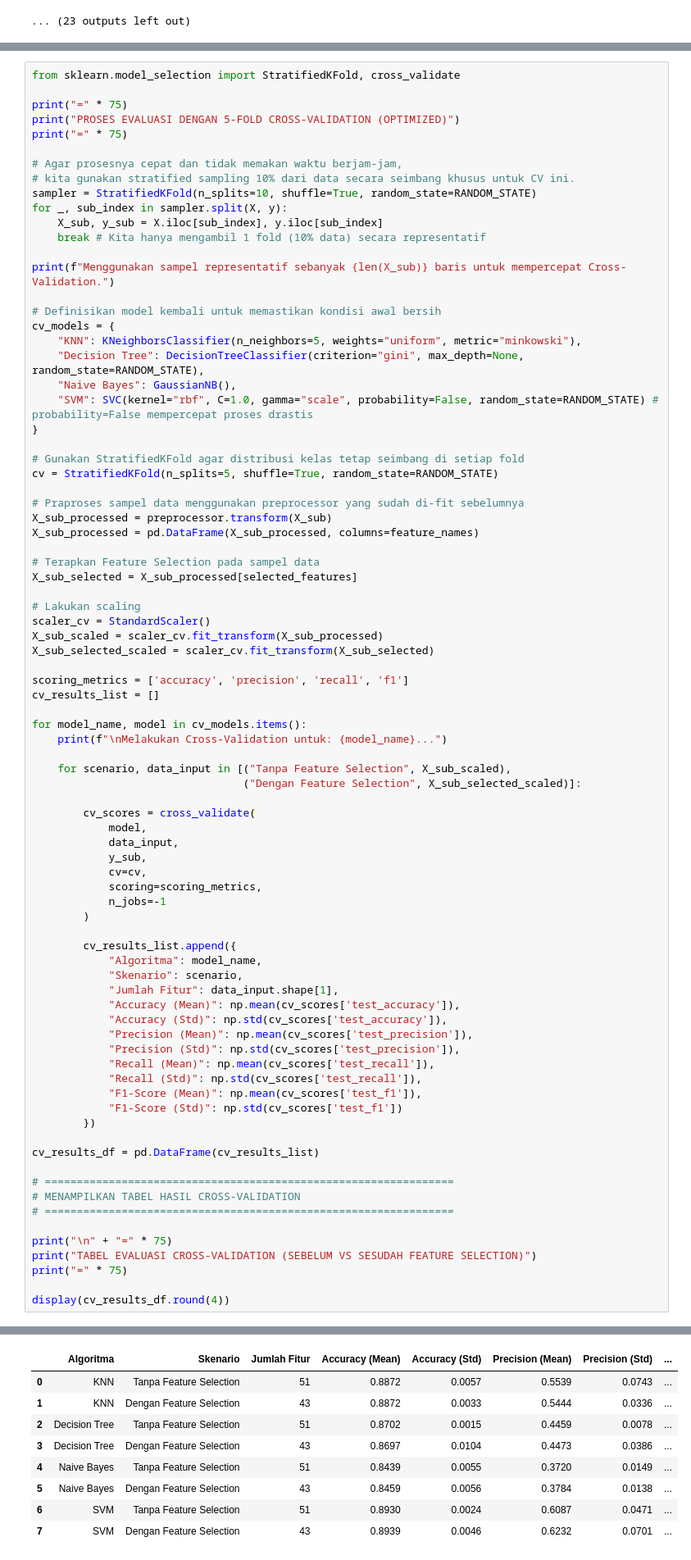
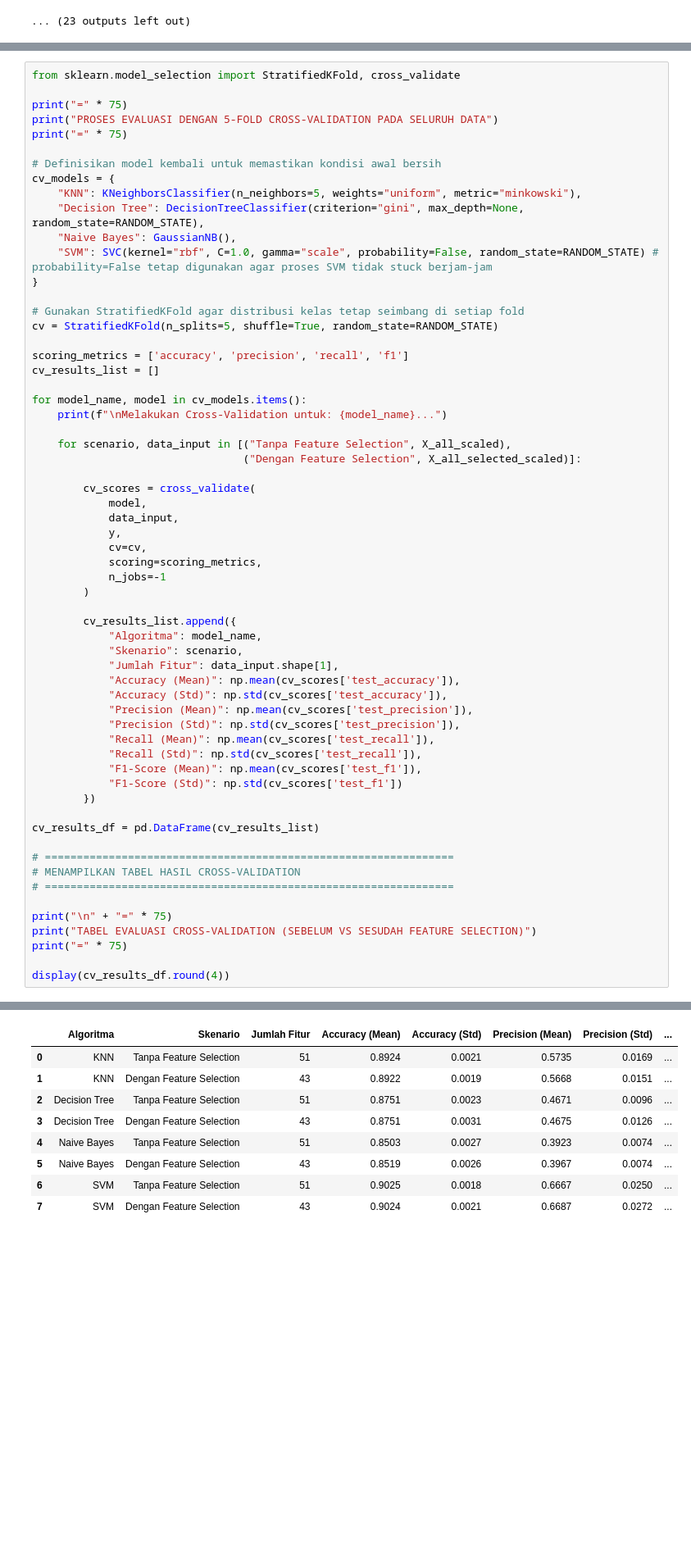
Before and after one commit to ImNotDanish05/2026_Pembelajaran-Mesin_TI-3A, a Jupyter notebook: Week_10/Penilitian_Klasifikasi.ipynb, the cells around one changed output, grey strips where cells are left out. Shown at 82% size. Saved outputs shown, nothing was run; the diff lists cells and outputs as text; blank space fills up the shorter version.

```diff
--- a/Week_10/Penilitian_Klasifikasi.ipynb
+++ b/Week_10/Penilitian_Klasifikasi.ipynb
@@ -1106,40 +1106,19 @@ Untuk memastikan performa model stabil dan tidak bergantung pada satu pembagian
 from sklearn.model_selection import StratifiedKFold, cross_validate
 
 print("=" * 75)
-print("PROSES EVALUASI DENGAN 5-FOLD CROSS-VALIDATION (OPTIMIZED)")
+print("PROSES EVALUASI DENGAN 5-FOLD CROSS-VALIDATION PADA SELURUH DATA")
 print("=" * 75)
-
-# Agar prosesnya cepat dan tidak memakan waktu berjam-jam,
-# kita gunakan stratified sampling 10% dari data secara seimbang khusus untuk CV ini.
-sampler = StratifiedKFold(n_splits=10, shuffle=True, random_state=RANDOM_STATE)
-for _, sub_index in sampler.split(X, y):
-    X_sub, y_sub = X.iloc[sub_index], y.iloc[sub_index]
-    break # Kita hanya mengambil 1 fold (10% data) secara representatif
-
-print(f"Menggunakan sampel representatif sebanyak {len(X_sub)} baris untuk mempercepat Cross-Validation.")
 
 # Definisikan model kembali untuk memastikan kondisi awal bersih
 cv_models = {
     "KNN": KNeighborsClassifier(n_neighbors=5, weights="uniform", metric="minkowski"),
     "Decision Tree": DecisionTreeClassifier(criterion="gini", max_depth=None, random_state=RANDOM_STATE),
     "Naive Bayes": GaussianNB(),
-    "SVM": SVC(kernel="rbf", C=1.0, gamma="scale", probability=False, random_state=RANDOM_STATE) # probability=False mempercepat proses drastis
+    "SVM": SVC(kernel="rbf", C=1.0, gamma="scale", probability=False, random_state=RANDOM_STATE) # probability=False tetap digunakan agar proses SVM tidak stuck berjam-jam
 }
 
 # Gunakan StratifiedKFold agar distribusi kelas tetap seimbang di setiap fold
 cv = StratifiedKFold(n_splits=5, shuffle=True, random_state=RANDOM_STATE)
-
-# Praproses sampel data menggunakan preprocessor yang sudah di-fit sebelumnya
-X_sub_processed = preprocessor.transform(X_sub)
-X_sub_processed = pd.DataFrame(X_sub_processed, columns=feature_names)
-
-# Terapkan Feature Selection pada sampel data
-X_sub_selected = X_sub_processed[selected_features]
-
-# Lakukan scaling
-scaler_cv = StandardScaler()
-X_sub_scaled = scaler_cv.fit_transform(X_sub_processed)
-X_sub_selected_scaled = scaler_cv.fit_transform(X_sub_selected)
 
 scoring_metrics = ['accuracy', 'precision', 'recall', 'f1']
 cv_results_list = []
@@ -1147,13 +1126,13 @@ cv_results_list = []
 for model_name, model in cv_models.items():
     print(f"\nMelakukan Cross-Validation untuk: {model_name}...")
 
-    for scenario, data_input in [("Tanpa Feature Selection", X_sub_scaled),
-                                 ("Dengan Feature Selection", X_sub_selected_scaled)]:
+    for scenario, data_input in [("Tanpa Feature Selection", X_all_scaled),
+                                 ("Dengan Feature Selection", X_all_selected_scaled)]:
 
         cv_scores = cross_validate(
             model,
             data_input,
-            y_sub,
+            y,
             cv=cv,
             scoring=scoring_metrics,
             n_jobs=-1
@@ -1192,21 +1170,21 @@ Menggunakan sampel representatif sebanyak 4522 baris untuk mempercepat Cross-Val
 
 Melakukan Cross-Validation untuk: KNN...
 
 Melakukan Cross-Validation untuk: Decision Tree...
 
 Melakukan Cross-Validation untuk: Naive Bayes...
 
 Melakukan Cross-Validation untuk: SVM...
 
 ===========================================================================
 TABEL EVALUASI CROSS-VALIDATION (SEBELUM VS SESUDAH FEATURE SELECTION)
 ===========================================================================
 |  | Algoritma | Skenario | Jumlah Fitur | Accuracy (Mean) | Accuracy (Std) | Precision (Mean) | Precision (Std) | ... |
-| 0 | KNN | Tanpa Feature Selection | 51 | 0.8872 | 0.0057 | 0.5539 | 0.0743 | ... |
-| 1 | KNN | Dengan Feature Selection | 43 | 0.8872 | 0.0033 | 0.5444 | 0.0336 | ... |
-| 2 | Decision Tree | Tanpa Feature Selection | 51 | 0.8702 | 0.0015 | 0.4459 | 0.0078 | ... |
-| 3 | Decision Tree | Dengan Feature Selection | 43 | 0.8697 | 0.0104 | 0.4473 | 0.0386 | ... |
-| 4 | Naive Bayes | Tanpa Feature Selection | 51 | 0.8439 | 0.0055 | 0.3720 | 0.0149 | ... |
-| 5 | Naive Bayes | Dengan Feature Selection | 43 | 0.8459 | 0.0056 | 0.3784 | 0.0138 | ... |
-| 6 | SVM | Tanpa Feature Selection | 51 | 0.8930 | 0.0024 | 0.6087 | 0.0471 | ... |
-| 7 | SVM | Dengan Feature Selection | 43 | 0.8939 | 0.0046 | 0.6232 | 0.0701 | ... |
+| 0 | KNN | Tanpa Feature Selection | 51 | 0.8924 | 0.0021 | 0.5735 | 0.0169 | ... |
+| 1 | KNN | Dengan Feature Selection | 43 | 0.8922 | 0.0019 | 0.5668 | 0.0151 | ... |
+| 2 | Decision Tree | Tanpa Feature Selection | 51 | 0.8751 | 0.0023 | 0.4671 | 0.0096 | ... |
+| 3 | Decision Tree | Dengan Feature Selection | 43 | 0.8751 | 0.0031 | 0.4675 | 0.0126 | ... |
+| 4 | Naive Bayes | Tanpa Feature Selection | 51 | 0.8503 | 0.0027 | 0.3923 | 0.0074 | ... |
+| 5 | Naive Bayes | Dengan Feature Selection | 43 | 0.8519 | 0.0026 | 0.3967 | 0.0074 | ... |
+| 6 | SVM | Tanpa Feature Selection | 51 | 0.9025 | 0.0018 | 0.6667 | 0.0250 | ... |
+| 7 | SVM | Dengan Feature Selection | 43 | 0.9024 | 0.0021 | 0.6687 | 0.0272 | ... |
```
Also changed, not shown: parts of 1 cell of this notebook.
